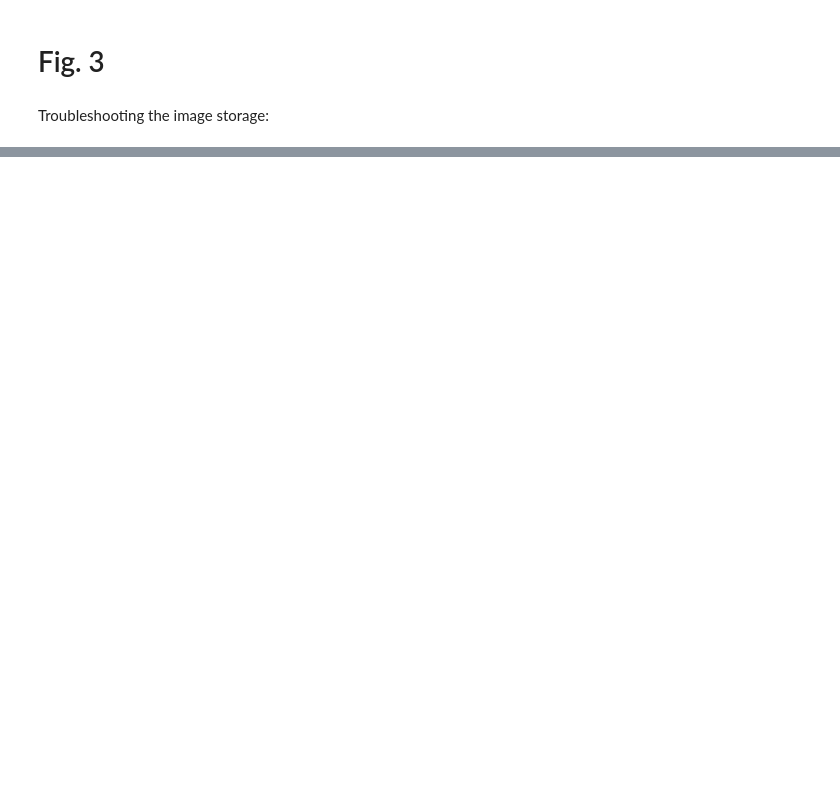
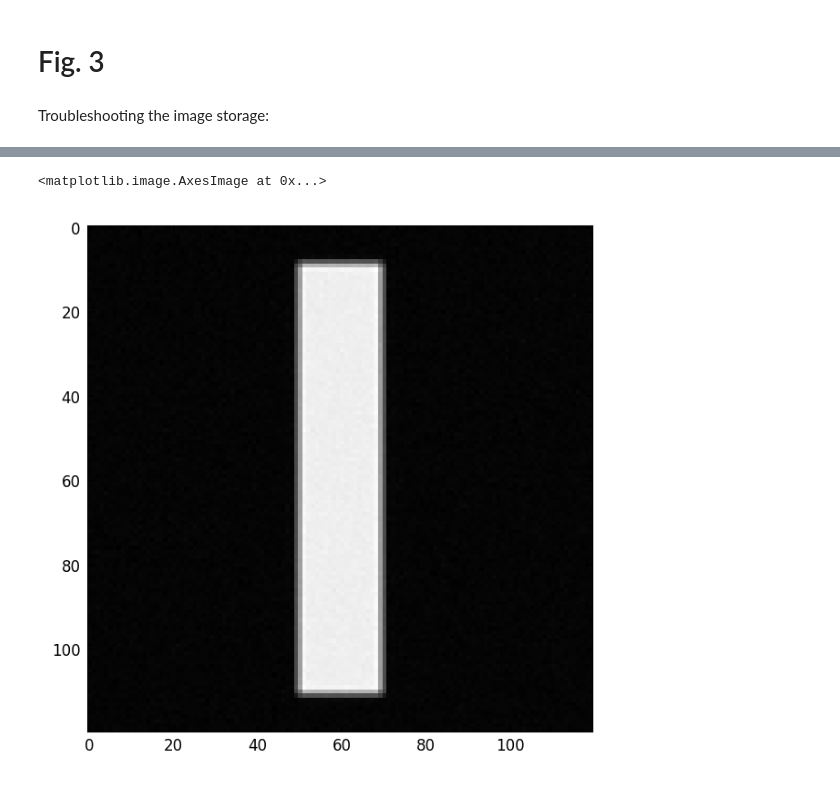
Before and after one commit to gjadick/spectral-xpci, a Jupyter notebook: aapm2025-multislice.ipynb, the cells around one changed output, grey strips where cells are left out. Drawn from its saved outputs; the diff is of its cells as text; code cells hidden in the pictures; blank space fills up the shorter version.

```diff
--- a/aapm2025-multislice.ipynb
+++ b/aapm2025-multislice.ipynb
@@ -228,3 +209,8 @@ plt.imshow(store_images_approx[0][0])
+# %%
+plt.imshow(store_images_approx[2][0])
+# %% [output]
+<matplotlib.image.AxesImage at 0x...>
+[figure, added]
 # %%
 for i, fiber_width in enumerate(fiber_width_list):
     for j, Nz in enumerate(Nz_list):
```
Also changed, not shown: parts of 7 cells of this notebook.
